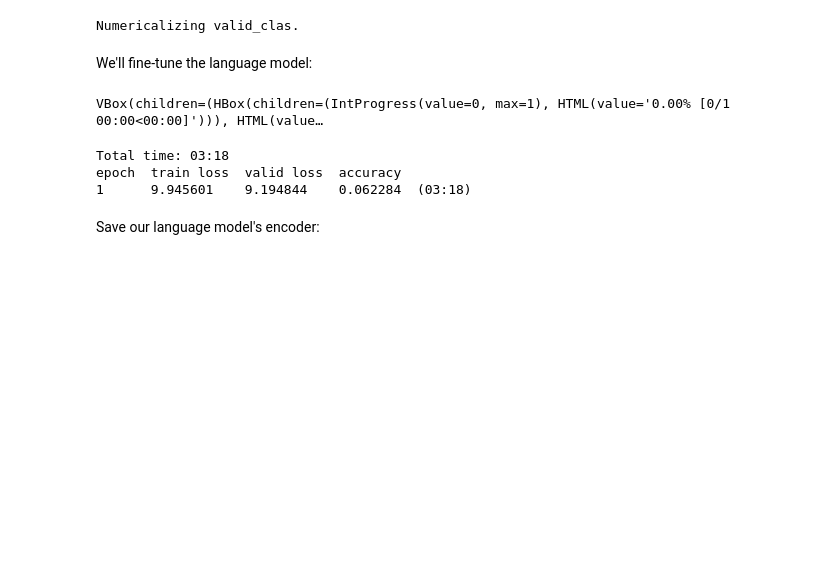
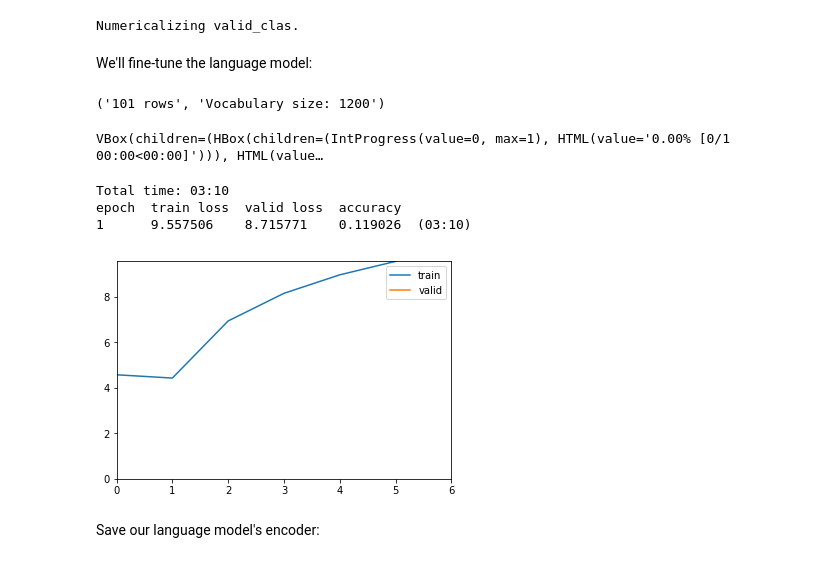
Before and after one commit to frame-technology/transfer-learning-fastai, a Jupyter notebook: walkthrough.ipynb, the cells around one changed output. Cells and saved outputs as stored; diff of their text form; code cells hidden in the pictures; blank space fills up the shorter version.

Commit message:
add metric print and plotting

```diff
--- a/walkthrough.ipynb
+++ b/walkthrough.ipynb
@@ -106,17 +102,22 @@ Tokenizing valid_clas.
 Numericalizing valid_clas.
 # %% [markdown]
 We'll fine-tune the language model:
+# %%
+f'{len(dftr_lm)} rows', f'Vocabulary size: {data_lm.train_ds.vocab_size}'
+# %% [output]
+('101 rows', 'Vocabulary size: 1200')
 # %%
 wd = 1e-7
 lr=1e-3
 lrs = lr
-learn = RNNLearner.language_model(data_lm,drop_mult=0.7, pretrained_fnames=['lstm_wt103', 'itos_wt103'])
+learn = RNNLearner.language_model(data_lm,drop_mult=0.7, pretrained_fnames=['lstm_wt103', 'itos_wt103'],metrics=accuracy,callback_fns=ShowGraph)
 learn.fit_one_cycle(max_lr=slice(1e-3/2,1), wd=wd, cyc_len=1)
 # %% [output]
 VBox(children=(HBox(children=(IntProgress(value=0, max=1), HTML(value='0.00% [0/1 00:00<00:00]'))), HTML(value…
-Total time: 03:18
+Total time: 03:10
 epoch  train loss  valid loss  accuracy
-1      9.945601    9.194844    0.062284  (03:18)
+1      9.557506    8.715771    0.119026  (03:10)
+[figure, added]
 # %% [markdown]
 Save our language model's encoder:
 # %%
```
Also changed, not shown: parts of 8 cells of this notebook, 3 other files.
